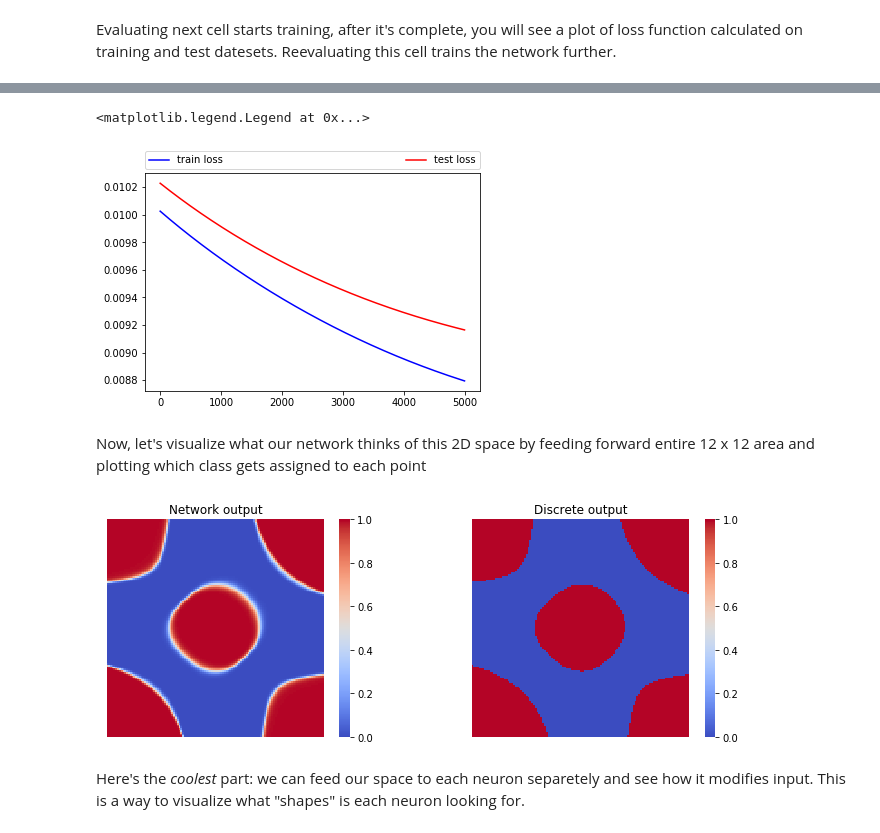
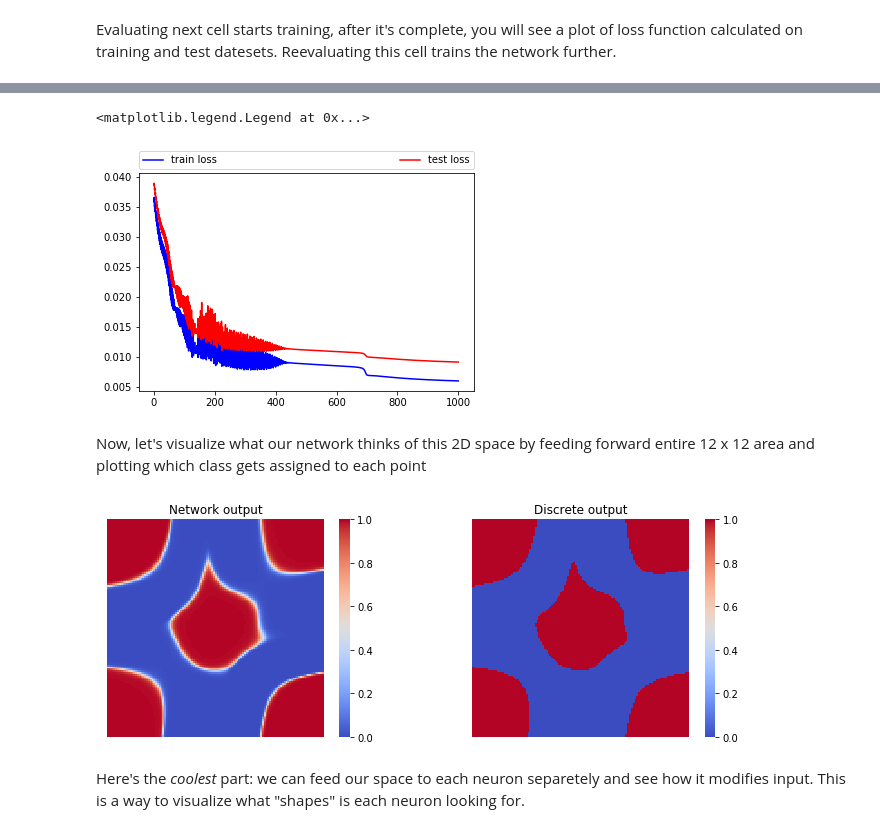
Before and after one commit to JakuJ/simple-neural-net, a Jupyter notebook: Simple Neural Net.ipynb, the cells around one changed output, grey strips where cells are left out. Saved outputs shown, nothing was run; the diff lists cells and outputs as text; code cells hidden in the pictures.

```diff
--- a/Simple Neural Net.ipynb
+++ b/Simple Neural Net.ipynb
@@ -275,9 +275,9 @@ testX = prepare(X + np.random.randn(np.shape(X)[0], np.shape(X)[1])/10)
 Alternatively, we may want an even simpler dataset. For each point: if both coordinates are positive, it's red, otherwise it's blue.
 # %%
 def condition(x,y):
-    return x*y > 0
+    return (x < -2 and x > -4 and y < 0 and y > -2) or (x < 2 and x > 0 and y < 2 and y > 0)
 
-X = np.random.randn(500, 2)*2
+X = np.random.randn(1000, 2) * 2.5
 y = np.array([[condition(a,b)] for a,b in X])
 
 xs = [x[0] for x in X]
@@ -287,5 +287,6 @@ plt.scatter(xs, ys, s=5, c=colors)
 plt.xlim(-6, 6)
 plt.ylim(-6, 6)
 
-X = prepare(X)
+trainX = prepare(X)
+testX = prepare(X + np.random.randn(np.shape(X)[0], np.shape(X)[1])/10)
 # %% [output]
@@ -293,14 +294,14 @@ X = prepare(X)
 # %% [markdown]
 Now, let's initialize our network with two hidden layers, four neurons each, and one output layer.
 # %%
-NN = NeuralNetwork(trainX.shape[1], [4, 4, 1], learning_rate=0.03, verbose=False)
+NN = NeuralNetwork(trainX.shape[1], [8, 4, 3, 1], learning_rate=0.03, verbose=False)
 # %% [markdown]
 Evaluating next cell starts training, after it's complete, you will see a plot of loss function calculated on training and test datesets.
 Reevaluating this cell trains the network further.
 # %%
 NN.learning_rate = 0.03
 train_losses, test_losses = [], []
-epochs = 5000
+epochs = 1000
 for epoch in range(epochs + 1):
     NN.batch_train(trainX, y, 10)
     #NN.train(X,y)
@@ -330,11 +331,11 @@ Train loss: 0.00879426951824 Test loss: 0.00916446605095
 <matplotlib.legend.Legend at 0x...>
-[figure, old version]
+[figure, new version]
 # %% [markdown]
 Now, let's visualize what our network thinks of this 2D space by feeding forward entire 12 x 12 area and plotting which class gets assigned to each point
 # %%
 NN.visualize(radius=6)
 # %% [output]
-[figure, old version]
+[figure, new version]
 # %% [markdown]
 Here's the _coolest_ part: we can feed our space to each neuron separetely and see how it modifies input. This is a way to visualize what "shapes" is each neuron looking for.
 # %%
```
Also changed, not shown: parts of 11 cells of this notebook, 1 other file.
